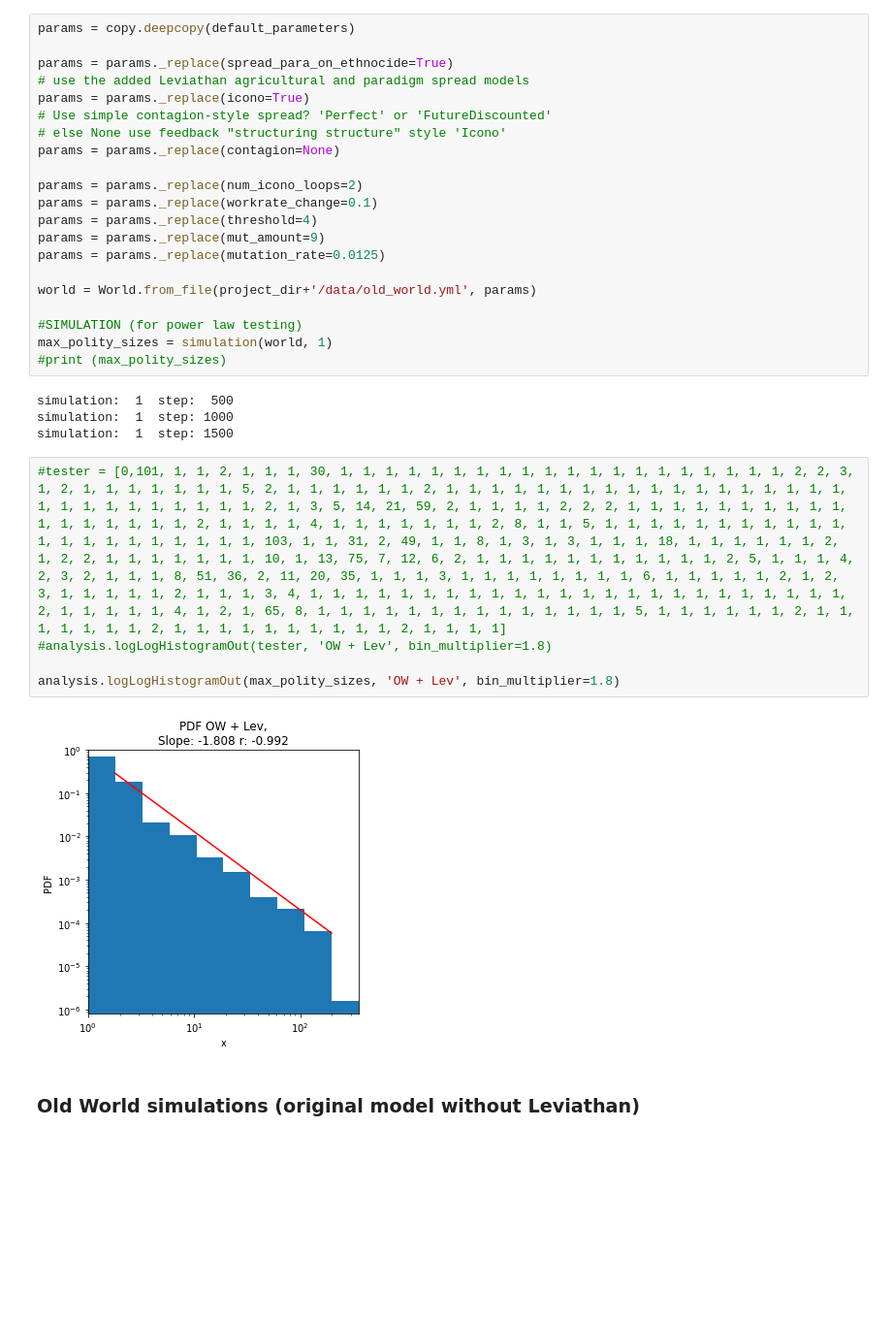
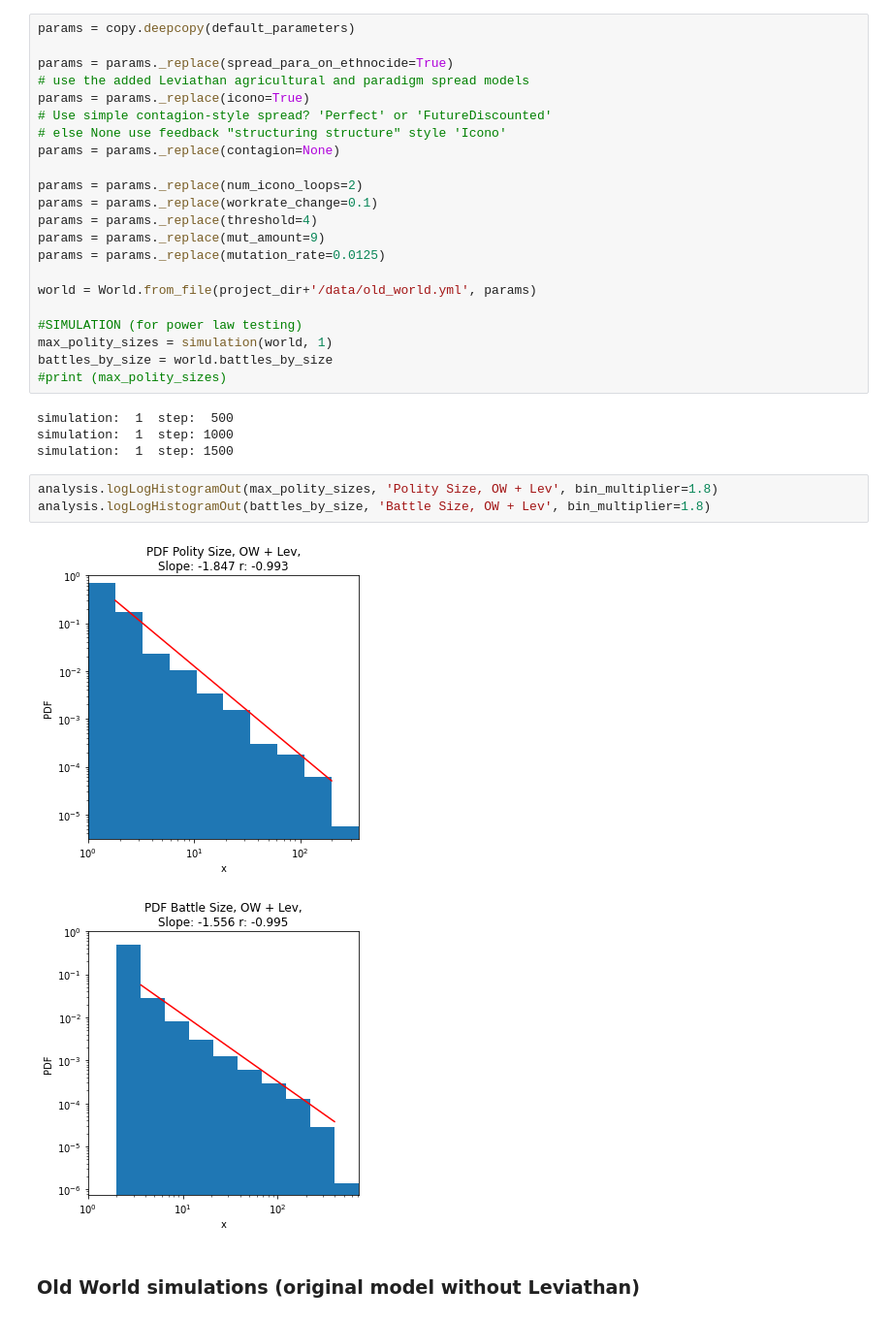
Before and after one commit to acellular/guard_plus_leviathan, a Jupyter notebook: notebooks/old_world_plus_leviathan/old_world_leviathan_powerlaw.ipynb, the cells around one changed output. Shown: that part at 97% size. Saved outputs shown, nothing was run; the diff lists cells and outputs as text; blank space fills up the shorter version.

```diff
--- a/notebooks/old_world_plus_leviathan/old_world_leviathan_powerlaw.ipynb
+++ b/notebooks/old_world_plus_leviathan/old_world_leviathan_powerlaw.ipynb
@@ -59,18 +59,18 @@ world = World.from_file(project_dir+'/data/old_world.yml', params)
 
 #SIMULATION (for power law testing)
 max_polity_sizes = simulation(world, 1)
+battles_by_size = world.battles_by_size
 #print (max_polity_sizes)
 # %% [output]
 simulation:  1  step:  500
 simulation:  1  step: 1000
 simulation:  1  step: 1500
-# %%
-#tester = [0,101, 1, 1, 2, 1, 1, 1, 30, 1, 1, 1, 1, 1, 1, 1, 1, 1, 1, 1, 1, 1, 1, 1, 1, 1, 1, 1, 1, 2, 2, 3, 1, 2, 1, 1, 1, 1, 1, 1, 1, 5, 2, 1, 1, 1, 1, 1, 1, 2, 1, 1, 1, 1, 1, 1, 1, 1, 1, 1, 1, 1, 1, 1, 1, 1, 1, 1, 1, 1, 1, 1, 1, 1, 1, 1, 1, 1, 2, 1, 3, 5, 14, 21, 59, 2, 1, 1, 1, 1, 2, 2, 2, 1, 1, 1, 1, 1, 1, 1, 1, 1, 1, 1, 1, 1, 1, 1, 1, 1, 2, 1, 1, 1, 1, 4, 1, 1, 1, 1, 1, 1, 1, 2, 8, 1, 1, 5, 1, 1, 1, 1, 1, 1, 1, 1, 1, 1, 1, 1, 1, 1, 1, 1, 1, 1, 1, 1, 1, 103, 1, 1, 31, 2, 49, 1, 1, 8, 1, 3, 1, 3, 1, 1, 1, 18, 1, 1, 1, 1, 1, 1, 2, 1, 2, 2, 1, 1, 1, 1, 1, 1, 1, 10, 1, 13, 75, 7, 12, 6, 2, 1, 1, 1, 1, 1, 1, 1, 1, 1, 1, 1, 2, 5, 1, 1, 1, 4, 2, 3, 2, 1, 1, 1, 8, 51, 36, 2, 11, 20, 35, 1, 1, 1, 3, 1, 1, 1, 1, 1, 1, 1, 1, 6, 1, 1, 1, 1, 1, 2, 1, 2, 3, 1, 1, 1, 1, 1, 2, 1, 1, 1, 3, 4, 1, 1, 1, 1, 1, 1, 1, 1, 1, 1, 1, 1, 1, 1, 1, 1, 1, 1, 1, 1, 1, 1, 1, 1, 2, 1, 1, 1, 1, 1, 4, 1, 2, 1, 65, 8, 1, 1, 1, 1, 1, 1, 1, 1, 1, 1, 1, 1, 1, 1, 5, 1, 1, 1, 1, 1, 1, 2, 1, 1, 1, 1, 1, 1, 1, 2, 1, 1, 1, 1, 1, 1, 1, 1, 1, 1, 2, 1, 1, 1, 1]
-#analysis.logLogHistogramOut(tester, 'OW + Lev', bin_multiplier=1.8)
-
-analysis.logLogHistogramOut(max_polity_sizes, 'OW + Lev', bin_multiplier=1.8)
-# %% [output]
-[figure, removed]
+# %%
+analysis.logLogHistogramOut(max_polity_sizes, 'Polity Size, OW + Lev', bin_multiplier=1.8)
+analysis.logLogHistogramOut(battles_by_size, 'Battle Size, OW + Lev', bin_multiplier=1.8)
+# %% [output]
+[figure, added]
+[figure, added]
 # %% [markdown]
 ### Old World simulations (original model without Leviathan)
 # %%
```
Also changed, not shown: parts of 2 cells of this notebook, 7 other files.
